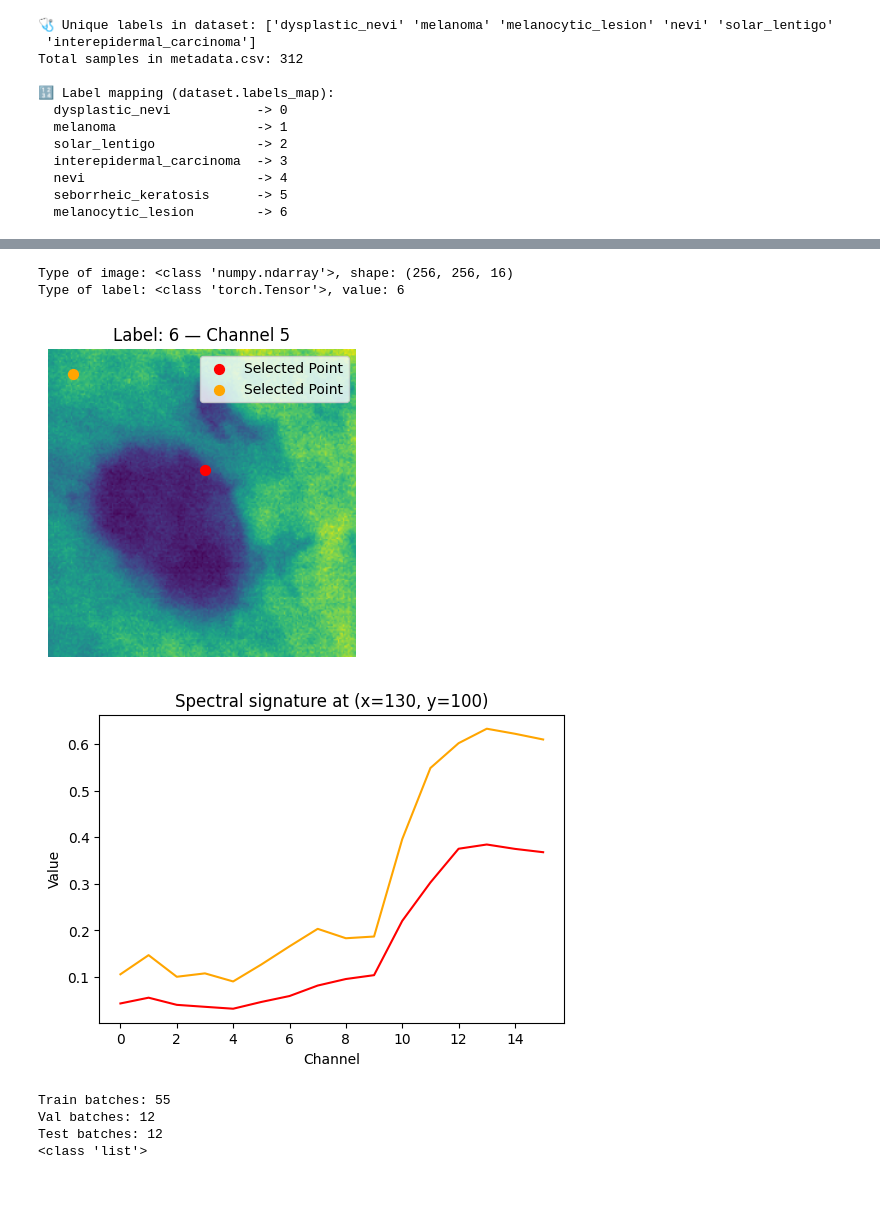
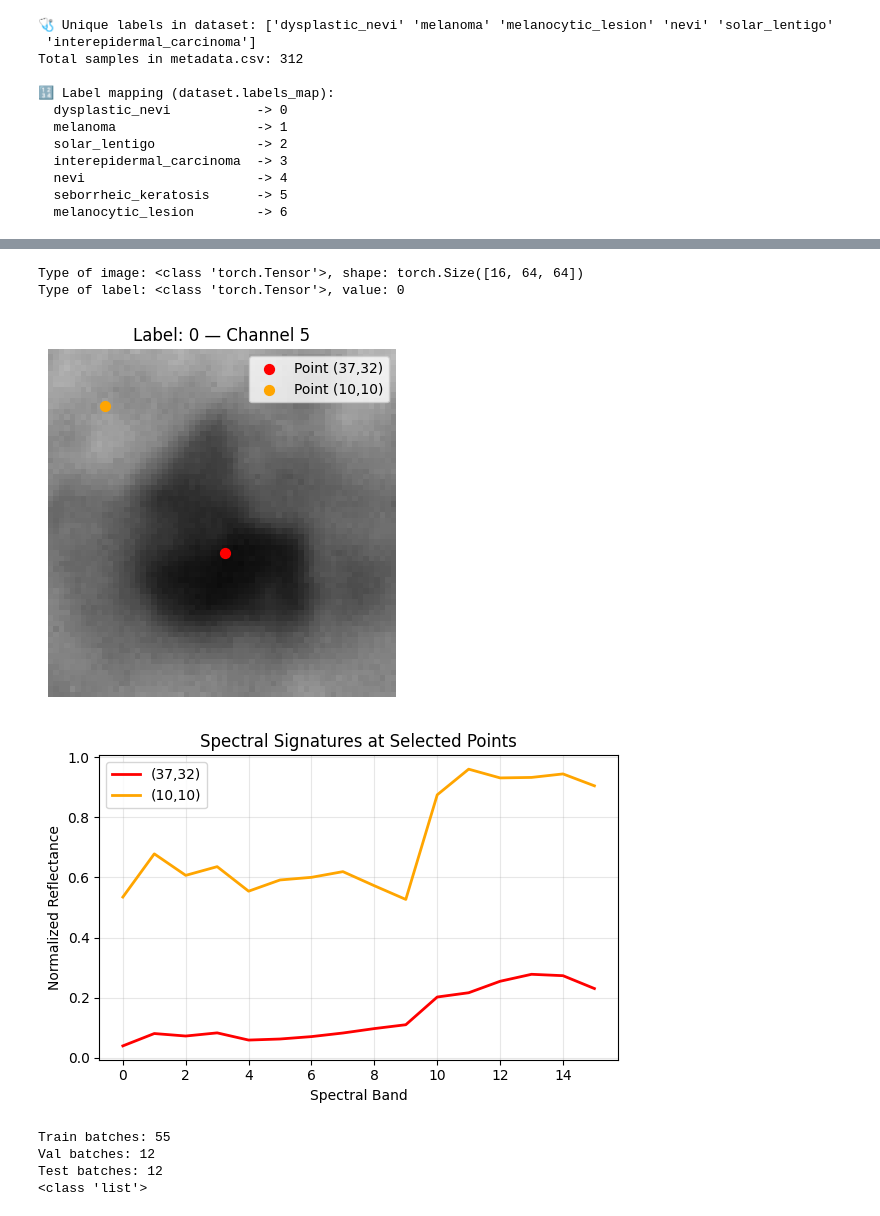
Before and after one commit to krisandre7/dgm-2025.2, a Jupyter notebook: projects/hyperskin/src/testing_dataset.ipynb, the cells around one changed output, grey strips where cells are left out. Saved outputs shown, nothing was run; the diff lists cells and outputs as text; code cells hidden in the pictures; blank space fills up the shorter version.

Commit message:
experiment to check the batch influence + visualizing spectral axis on jupyter notebook

```diff
--- a/projects/hyperskin/src/testing_dataset.ipynb
+++ b/projects/hyperskin/src/testing_dataset.ipynb
@@ -206,37 +216,63 @@ Labels map: {'dysplastic_nevi': 0, 'melanoma': 1, 'solar_lentigo': 2, 'interepid
 # %%
-idx=np.random.randint(0, len(dataset))   # unpack tuple
+import numpy as np
+import matplotlib.pyplot as plt
+
+# ============================================================
+# 1️⃣ Sample random image from dataset
+# ============================================================
+idx = np.random.randint(0, len(dataset))
 image, label = dataset[idx]
+
 print(f"Type of image: {type(image)}, shape: {image.shape}")
 print(f"Type of label: {type(label)}, value: {label.item() if label.ndim == 0 else label}")
 
-channel = 5  # choose any number between 0 and 15
+# ============================================================
+# 2️⃣ Normalize from [-1, 1] → [0, 1]
+# ============================================================
+if image.min() < 0:
+    image = (image + 1) / 2
 
-# Choose x, y coordinates to highlight
-x, y = 130, 100  # example coordinates, change as needed
+# Clamp just in case
+image = np.clip(image, 0, 1)
+
+# ============================================================
+# 3️⃣ Plot selected spectral band with highlighted pixels
+# ============================================================
+channel = 5   # choose between 0–15 for your HSI data
+x, y = 37, 32 # primary point
+x2, y2 = 10, 10 # secondary point for comparison
 
 plt.figure(figsize=(4, 4))
-plt.imshow(image[..., channel])
-plt.scatter([x], [y], color='red', s=50, marker='o', label='Selected Point')
-plt.scatter([20], [20], color='orange', s=50, marker='o', label='Selected Point')
+plt.imshow(image[channel, ...], cmap='gray', vmin=0, vmax=1)
+plt.scatter([y], [x], color='red', s=50, marker='o', label=f'Point ({x},{y})')
+plt.scatter([y2], [x2], color='orange', s=50, marker='o', label=f'Point ({x2},{y2})')
 plt.title(f"Label: {label.item()} — Channel {channel}")
 plt.axis("off")
 plt.legend(loc='upper right')
+plt.tight_layout()
 plt.show()
 
+# ============================================================
+# 4️⃣ Plot spectral signatures at both points
+# ============================================================
+spectral_values_1 = image[:, x, y]
+spectral_values_2 = image[:, x2, y2]
 
-spectral_values = image[y, x, :]
 plt.figure(figsize=(6, 4))
-plt.plot(np.arange(image.shape[2]), spectral_values, color = 'red')
-plt.plot(np.arange(image.shape[2]), image[20, 20, :], color='orange')
-plt.title(f"Spectral signature at (x={x}, y={y})")
-plt.xlabel("Channel")
-plt.ylabel("Value")
+plt.plot(np.arange(image.shape[0]), spectral_values_1, color='red', linewidth=2, label=f'({x},{y})')
+plt.plot(np.arange(image.shape[0]), spectral_values_2, color='orange', linewidth=2, label=f'({x2},{y2})')
+plt.title("Spectral Signatures at Selected Points")
+plt.xlabel("Spectral Band")
+plt.ylabel("Normalized Reflectance")
+plt.grid(alpha=0.3)
+plt.legend()
+plt.tight_layout()
 plt.show()
 # %% [output]
-Type of image: <class 'numpy.ndarray'>, shape: (256, 256, 16)
-Type of label: <class 'torch.Tensor'>, value: 6
+Type of image: <class 'torch.Tensor'>, shape: torch.Size([16, 64, 64])
+Type of label: <class 'torch.Tensor'>, value: 0
-[figure, old version]
+[figure, new version]
-[figure, old version]
+[figure, new version]
 # %%
 
 train_loader = data_module.train_dataloader()
```
Also changed, not shown: parts of 13 cells of this notebook, 2 other files.
